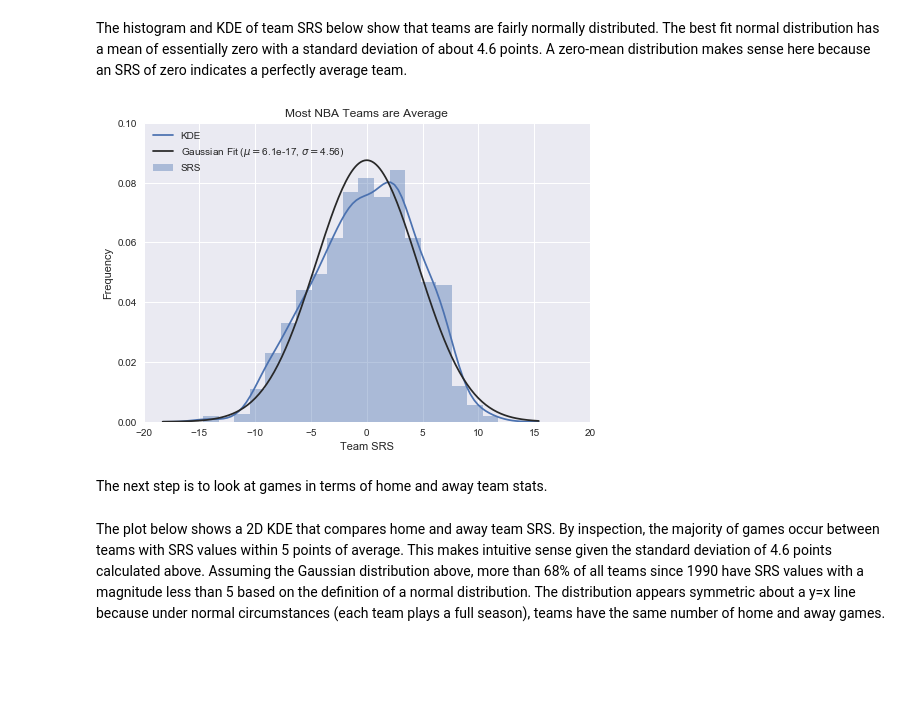
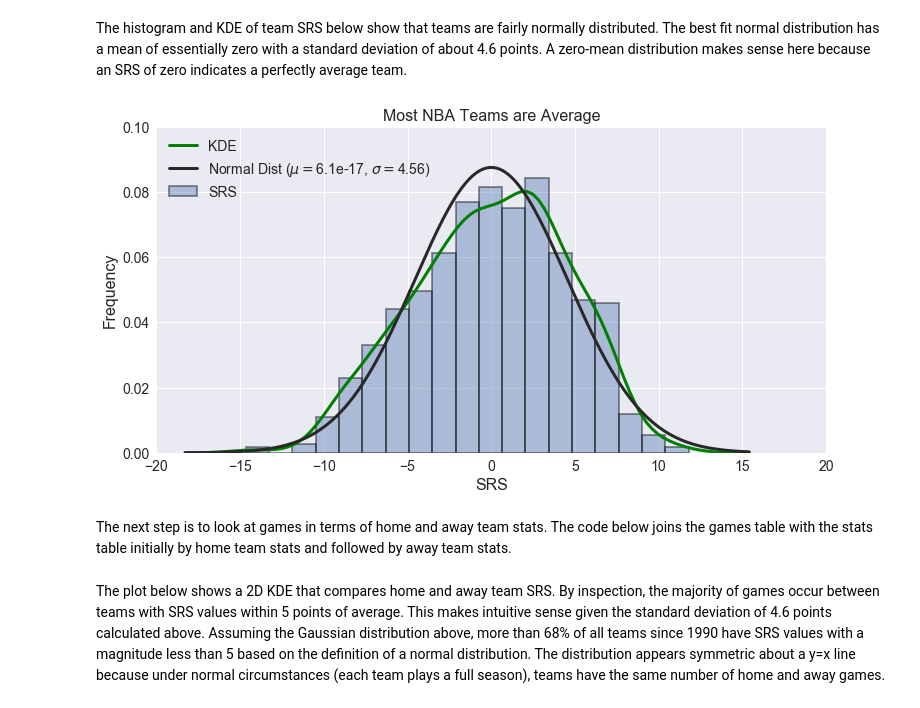
Before and after one commit to cedev935/databall-betting, a Jupyter notebook: notebooks/data-exploration.ipynb, the cells around one changed output. Cells and saved outputs as stored; diff of their text form; code cells hidden in the pictures; blank space fills up the shorter version.

```diff
--- a/notebooks/data-exploration.ipynb
+++ b/notebooks/data-exploration.ipynb
@@ -31 +32,8 @@ The code below simply centers any cell output, namely figures in this case.
+# %%
+plt.rc('font', size=14)        # controls default text sizes
+plt.rc('axes', titlesize=16)   # fontsize of the axes title
+plt.rc('axes', labelsize=16)   # fontsize of the x and y labels
+plt.rc('xtick', labelsize=14)  # fontsize of the tick labels
+plt.rc('ytick', labelsize=14)  # fontsize of the tick labels
+plt.rc('legend', fontsize=14)  # legend fontsize
 # %% [markdown]
@@ -66,19 +250,23 @@ The histogram and KDE of team SRS below show that teams are fairly normally dist
 # %%
 srs = season_stats['TEAM_SRS']
 (mu, sigma) = norm.fit(srs)
-ax = sns.distplot(srs, fit=norm, kde=True, kde_kws={'label': 'KDE'}, hist_kws={'label': 'SRS'},
-                  fit_kws={'label': 'Gaussian Fit ($\mu=${0:.2g}, $\sigma=${1:.2f})'.format(mu, sigma)})
-ax.legend(loc='best')
+
+plt.figure(figsize=(12, 6))
+ax = sns.distplot(srs, fit=norm, kde=True, kde_kws={'label': 'KDE', 'color': 'green', 'linewidth': 3},
+                  hist_kws={'label': 'SRS', 'edgecolor': 'k', 'linewidth': 2},
+                  fit_kws={'label': 'Normal Dist ($\mu=${0:.2g}, $\sigma=${1:.2f})'.format(mu, sigma),
+                           'linewidth': 3})
+ax.legend()
+plt.xlabel('SRS')
+plt.ylabel('Frequency')
+plt.title('Most NBA Teams are Average')
 plt.xlim(-20, 20)
 plt.ylim(0, 0.1)
-plt.xlabel('Team SRS')
-plt.ylabel('Frequency')
-plt.title('Most NBA Teams are Average')
-sns.plt.show()
+plt.show()
 # %% [output]
-[figure, old version]
+[figure, new version]
 # %% [markdown]
-The next step is to look at games in terms of home and away team stats.
+The next step is to look at games in terms of home and away team stats. The code below joins the games table with the stats table initially by home team stats and followed by away team stats.
 # %%
 seasons = season_stats.filter(regex='SEASON|TEAM')
 games = pd.read_sql('SELECT * FROM games', conn)
```
Also changed, not shown: parts of 32 cells of this notebook, 7 other files.
